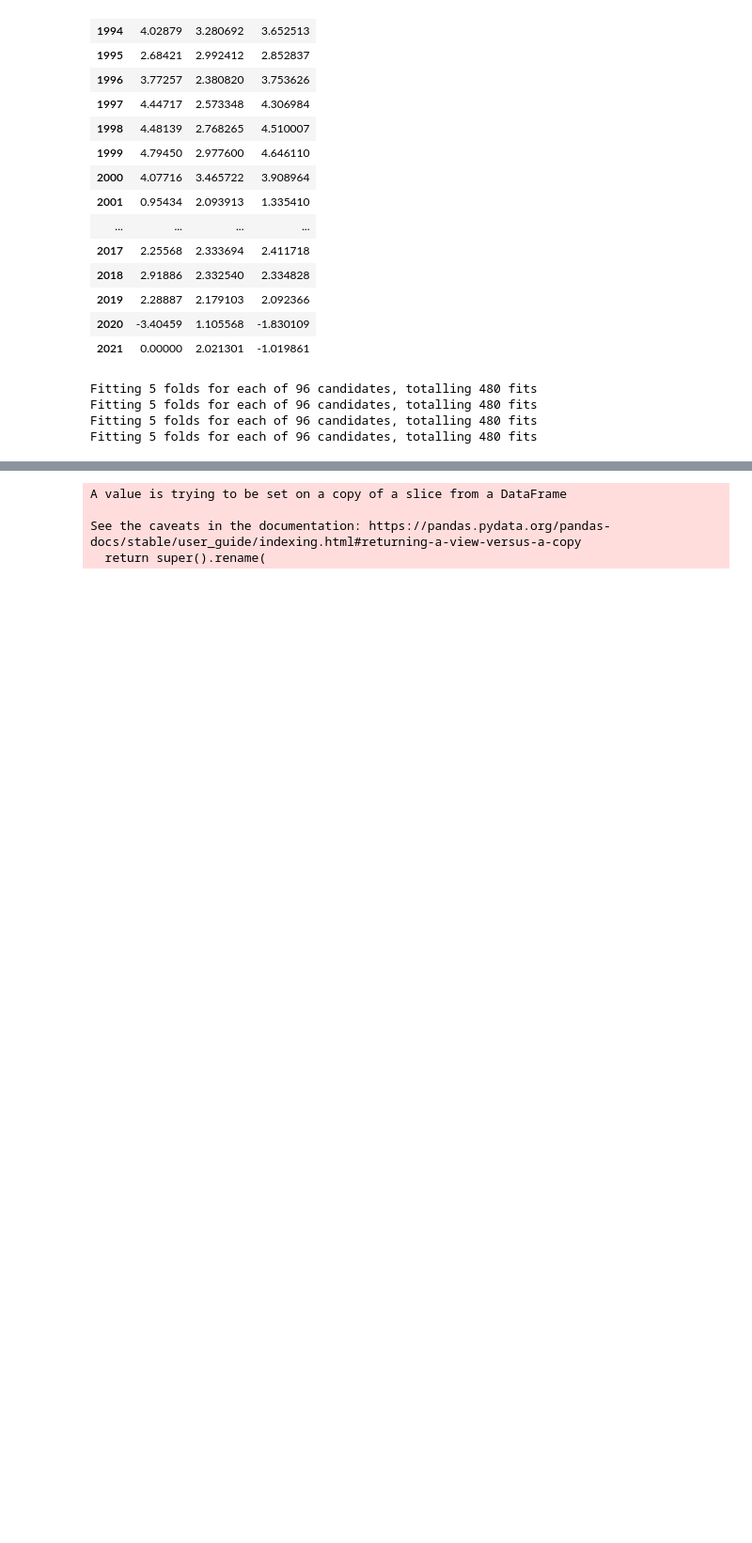
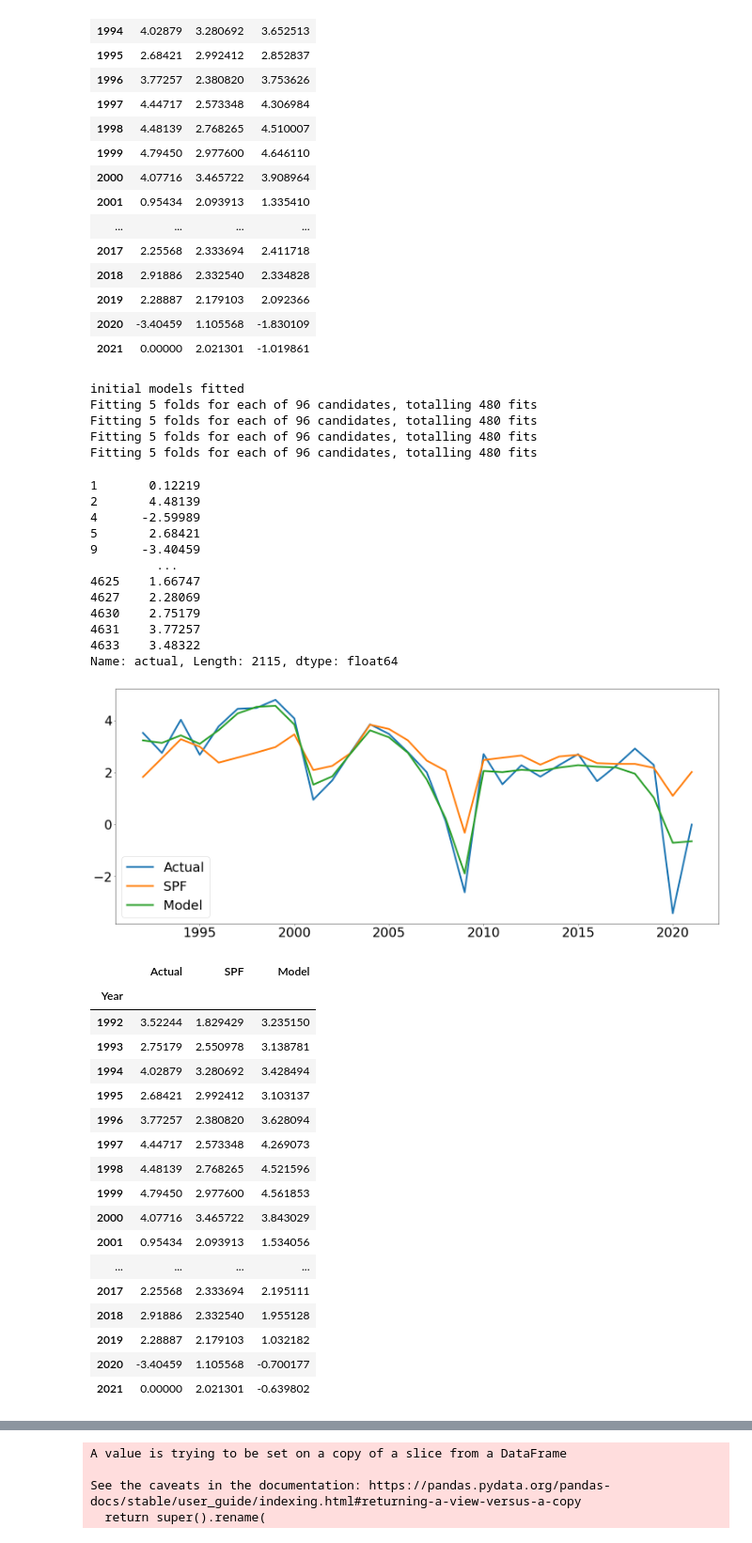
Before and after one commit to mbearw-berkeley/W210-Capstone, a Jupyter notebook: models/RegressionModel Class notebook.ipynb, the cells around one changed output, grey strips where cells are left out. Shown: that part at 94% size. Saved outputs shown, nothing was run; the diff lists cells and outputs as text; code cells hidden in the pictures; blank space fills up the shorter version.

```diff
--- a/models/RegressionModel Class notebook.ipynb
+++ b/models/RegressionModel Class notebook.ipynb
@@ -74,9 +74,9 @@ class RegressionModel:
         self.train_models()
         if optimize:
             if str(type(self.model))=="<class 'sklearn.ensemble._forest.RandomForestRegressor'>":
-                self.perform_gridsearch(RF_params)
+                self.perform_gridsearch(self.RF_params)
             elif str(type(self.model)) == "<class 'xgboost.sklearn.XGBRegressor'>":
-                self.perform_gridsearch(Xgboost_params)
+                self.perform_gridsearch(self.Xgboost_params)
 
     def train_models(self):
         for measure in self.measures:
@@ -206,7 +206,7 @@ class RegressionModel:
         plt.ylabel("Importance")
         plt.title("Feature Importance for "+self.name + " predicting: "+variable_name ,size=30);
     def create_results(self,model_type,dataset=val):
-        models = get_model_type(model_type)
+        models = self.get_model_type(model_type)
         data = {}
         for measure in self.measures:
             data[measure] = self.get_predictions(models[measure],measure,dataset)
@@ -321,3 +321,11 @@ rf.create_results()
+# %%
+xgb = RegressionModel("XGBoost",XGBRegressor(),True)
+# %% [output]
+initial models fitted
+Fitting 5 folds for each of 96 candidates, totalling 480 fits
+Fitting 5 folds for each of 96 candidates, totalling 480 fits
+Fitting 5 folds for each of 96 candidates, totalling 480 fits
+Fitting 5 folds for each of 96 candidates, totalling 480 fits
 # %%
 xgboost.best_models = {'Unemployment': XGBRegressor(base_score=0.5, booster='gbtree', colsample_bylevel=1,
               colsample_bynode=1, colsample_bytree=1, gamma=0, gpu_id=-1,
@@ -356,7 +362,34 @@ xgboost_parameters = {'max_depth':np.arange(2,10),'n_estimators': np.arange(60,2
-# %%
-xgboost.perform_gridsearch(xgboost_parameters)
-# %% [output]
-Fitting 5 folds for each of 96 candidates, totalling 480 fits
-Fitting 5 folds for each of 96 candidates, totalling 480 fits
-Fitting 5 folds for each of 96 candidates, totalling 480 fits
-Fitting 5 folds for each of 96 candidates, totalling 480 fits
+# %%
+xgb.annual_performance("Optimized","RealGDP")
+# %% [output]
+1       0.12219
+2       4.48139
+4      -2.59989
+5       2.68421
+9      -3.40459
+         ...
+4625    1.66747
+4627    2.28069
+4630    2.75179
+4631    3.77257
+4633    3.48322
+Name: actual, Length: 2115, dtype: float64
+[figure, added]
+|  | Actual | SPF | Model |
+| Year |  |  |  |
+| 1992 | 3.52244 | 1.829429 | 3.235150 |
+| 1993 | 2.75179 | 2.550978 | 3.138781 |
+| 1994 | 4.02879 | 3.280692 | 3.428494 |
+| 1995 | 2.68421 | 2.992412 | 3.103137 |
+| 1996 | 3.77257 | 2.380820 | 3.628094 |
+| 1997 | 4.44717 | 2.573348 | 4.269073 |
+| 1998 | 4.48139 | 2.768265 | 4.521596 |
+| 1999 | 4.79450 | 2.977600 | 4.561853 |
+| 2000 | 4.07716 | 3.465722 | 3.843029 |
+| 2001 | 0.95434 | 2.093913 | 1.534056 |
+| ... | ... | ... | ... |
+| 2017 | 2.25568 | 2.333694 | 2.195111 |
+| 2018 | 2.91886 | 2.332540 | 1.955128 |
+| 2019 | 2.28887 | 2.179103 | 1.032182 |
+| 2020 | -3.40459 | 1.105568 | -0.700177 |
+| 2021 | 0.00000 | 2.021301 | -0.639802 |
```
Also changed, not shown: parts of 7 cells of this notebook, 1 other file.
